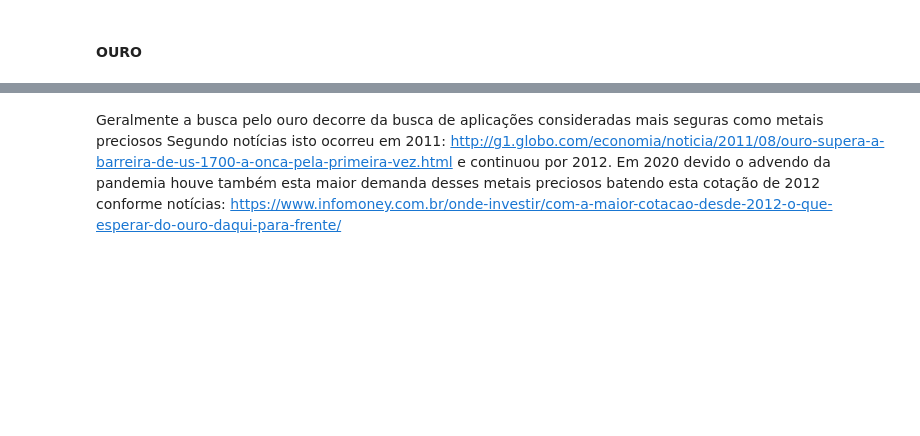
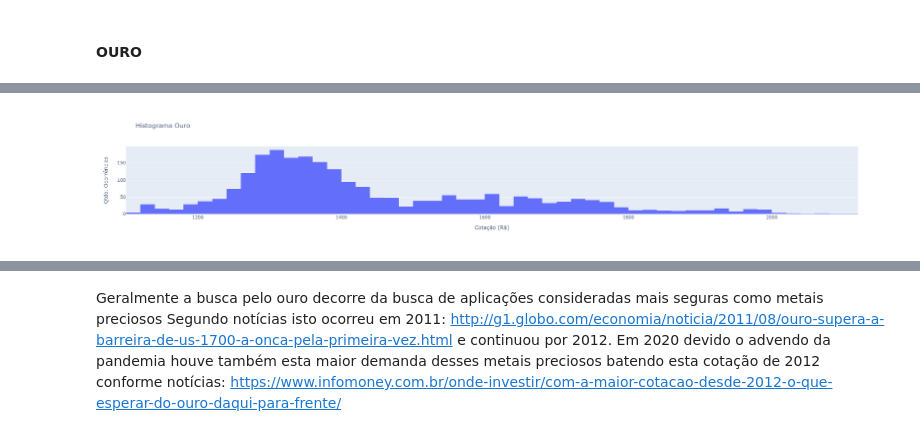
Before and after one commit to rafaelsoaresmelero/MBA_PUC, a Jupyter notebook: source/TCC MBA PUC.ipynb, the cells around one changed output, grey strips where cells are left out. Saved outputs shown, nothing was run; the diff lists cells and outputs as text; code cells hidden in the pictures; blank space fills up the shorter version.

```diff
--- a/source/TCC MBA PUC.ipynb
+++ b/source/TCC MBA PUC.ipynb
@@ -496,0 +615,7 @@ np.unique(df.query("OURO > 1700").index.year), np.count_nonzero(np.unique(df.que
+# %%
+#Verificando range de valores
+fig = px.histogram(df, x="OURO", title='Histograma Ouro')
+fig.update_layout(showlegend=True, yaxis_title="Qtde. Ocorrências", xaxis_title="Cotação (R$)")
+fig.show()
+# %% [output]
+[figure, added]
```
Also changed, not shown: parts of 67 cells of this notebook, 1 other file.
